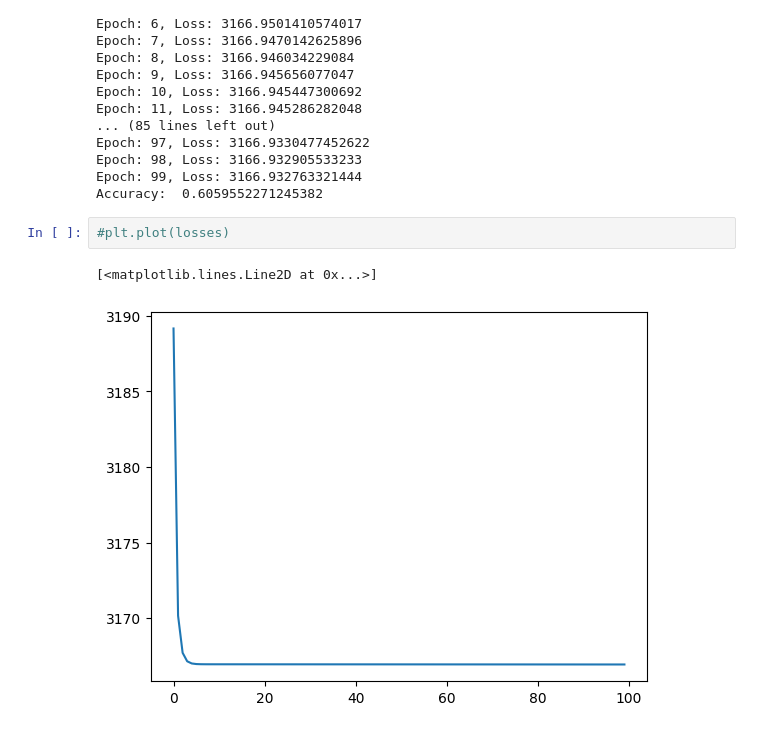
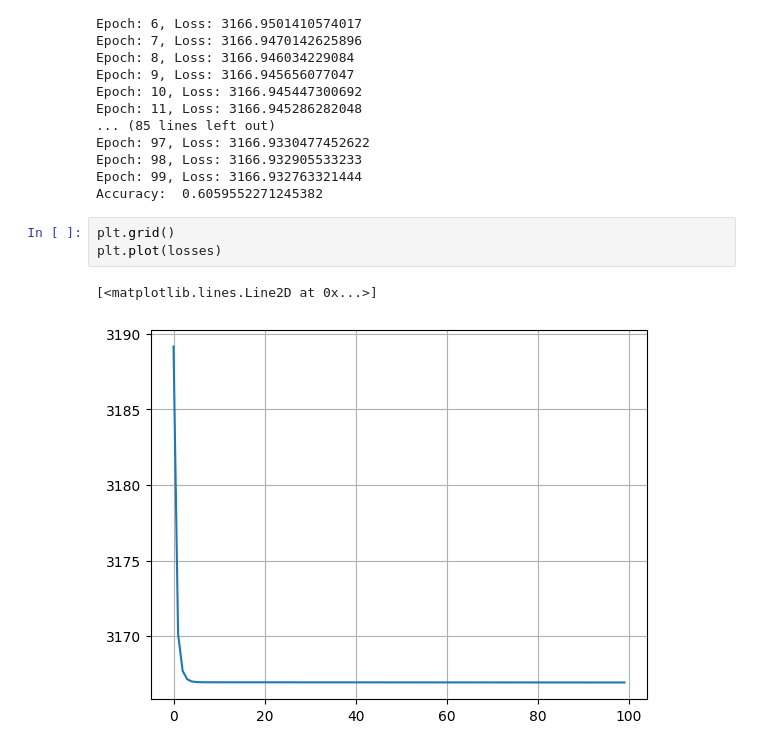
Before and after one commit to CP322-Machine-Learning-Group/Mini-Project-1, a Jupyter notebook: SpamBase.ipynb, the cells around one changed output. Cells and saved outputs as stored; diff of their text form.

```diff
--- a/SpamBase.ipynb
+++ b/SpamBase.ipynb
@@ -129,10 +111,11 @@ Epoch: 98, Loss: 3166.932905533233
 Epoch: 99, Loss: 3166.932763321444
 Accuracy:  0.6059552271245382
 # %%
-#plt.plot(losses)
+plt.grid()
+plt.plot(losses)
 # %% [output]
 [<matplotlib.lines.Line2D at 0x...>]
-[figure, old version]
+[figure, new version]
 # %%
 knn = KNN(k=4)
 accuracy_k_fold = KNN.k_fold_cross_validation(knn, X, y, k=5)
```
Also changed, not shown: parts of 4 cells of this notebook.
